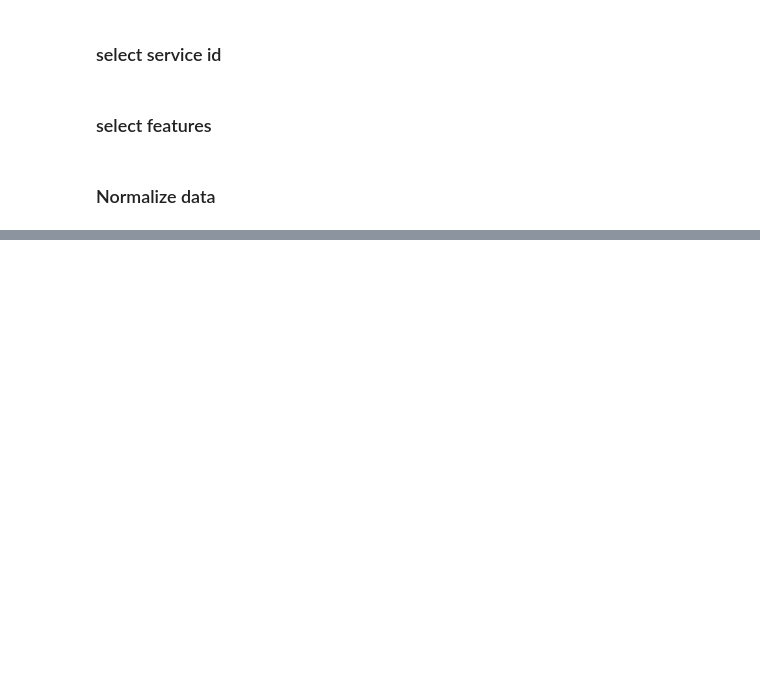
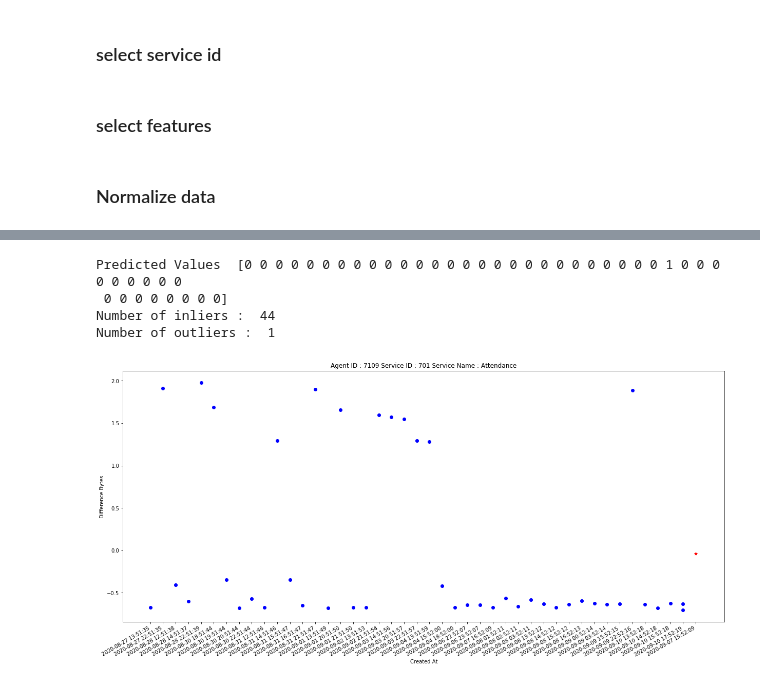
Before and after one commit to SaqlainHussainShah/PyOD, a Jupyter notebook: HBOS inv data 11 Sep 2020.ipynb, the cells around one changed output, grey strips where cells are left out. Saved outputs shown, nothing was run; the diff lists cells and outputs as text; code cells hidden in the pictures; blank space fills up the shorter version.

```diff
--- a/HBOS inv data 11 Sep 2020.ipynb
+++ b/HBOS inv data 11 Sep 2020.ipynb
@@ -309,0 +355,12 @@ Number of outliers :  18
+# %%
+agent_id = 7109
+service_id = 701
+feature_list = ['difference_bytes']
+contamination = 0.01
+hbos_workflow(df, agent_id, service_id, feature_list, contamination)
+# %% [output]
+Predicted Values  [0 0 0 0 0 0 0 0 0 0 0 0 0 0 0 0 0 0 0 0 0 0 0 0 0 0 0 1 0 0 0 0 0 0 0 0 0
+ 0 0 0 0 0 0 0 0]
+Number of inliers :  44
+Number of outliers :  1
+[figure, added]
```
Also changed, not shown: parts of 21 cells of this notebook, 2 other files.
